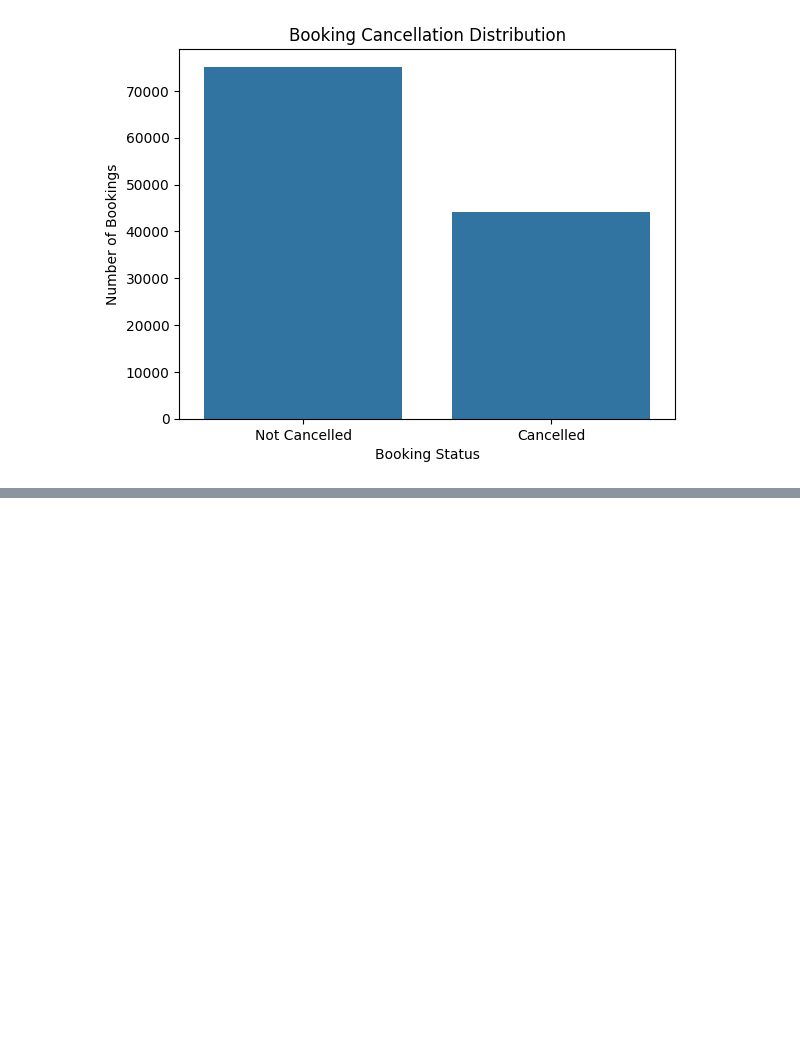
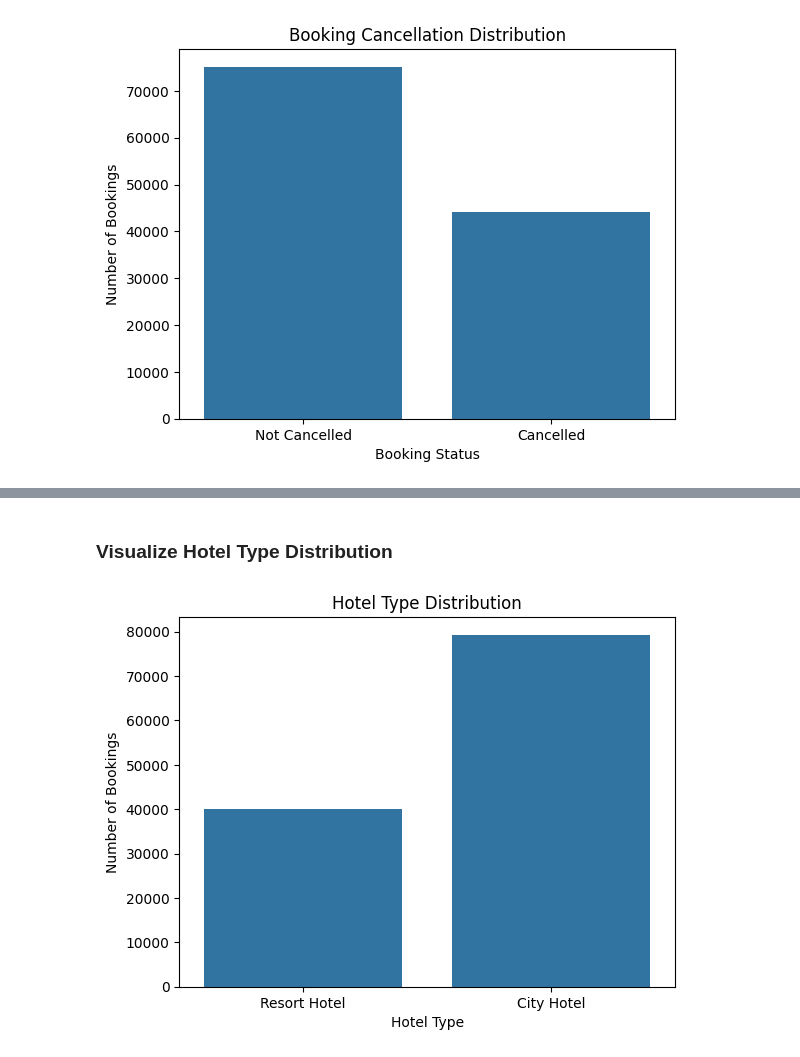
Before and after one commit to AbhishekShah272002/Deep-Learning-and-NLP, a Jupyter notebook: hotel_bookings_nlp.ipynb, the cells around one changed output, grey strips where cells are left out. Drawn from its saved outputs; the diff is of its cells as text; code cells hidden in the pictures; blank space fills up the shorter version.

```diff
--- a/hotel_bookings_nlp.ipynb
+++ b/hotel_bookings_nlp.ipynb
@@ -145,0 +156,12 @@ plt.show()
+# %% [markdown]
+### Visualize Hotel Type Distribution
+# %%
+sns.countplot(x='hotel', data=df)
+
+plt.title('Hotel Type Distribution')
+plt.xlabel('Hotel Type')
+plt.ylabel('Number of Bookings')
+
+plt.show()
+# %% [output]
+[figure, added]
```
Also changed, not shown: parts of 2 cells of this notebook.
